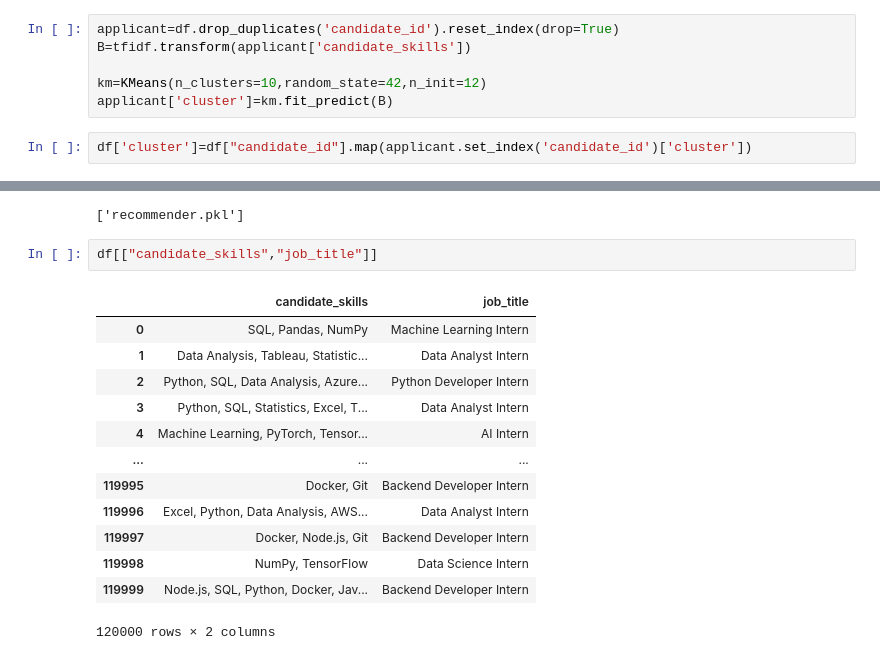
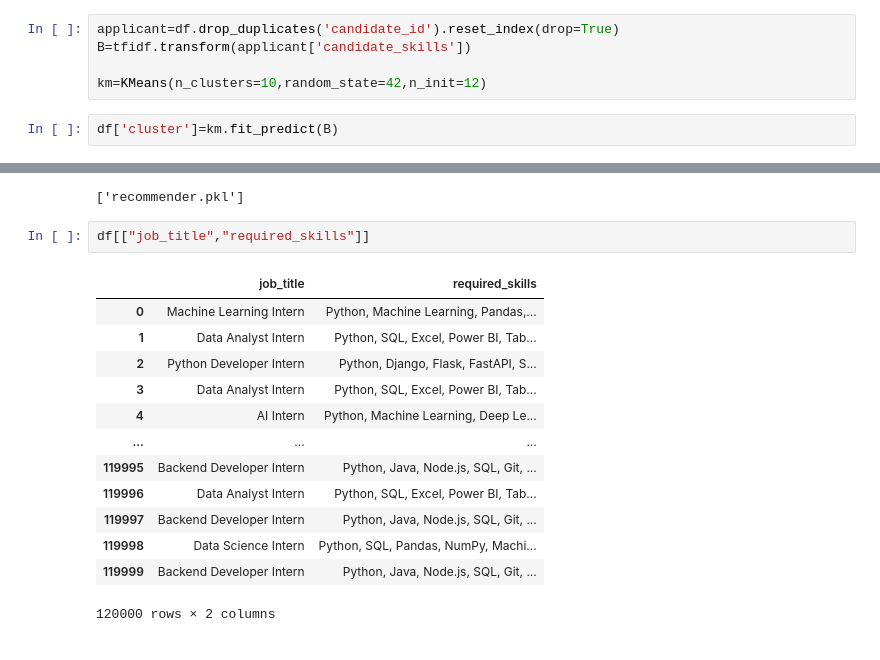
Before and after one commit to ashish-dev-hub/Vertex, a Jupyter notebook: Unsupervised_Learning.ipynb, the cells around one changed output, grey strips where cells are left out. Drawn from its saved outputs; the diff is of its cells as text.

```diff
--- a/Unsupervised_Learning.ipynb
+++ b/Unsupervised_Learning.ipynb
@@ -20,6 +20,5 @@ applicant=df.drop_duplicates('candidate_id').reset_index(drop=True)
 B=tfidf.transform(applicant['candidate_skills'])
 
 km=KMeans(n_clusters=10,random_state=42,n_init=12)
-applicant['cluster']=km.fit_predict(B)
-# %%
-df['cluster']=df["candidate_id"].map(applicant.set_index('candidate_id')['cluster'])
+# %%
+df['cluster']=km.fit_predict(B)
@@ -37,18 +40,18 @@ joblib.dump({'tfidf':tfidf,'km':km,'cluster_roles' :cluster_role,'jobs':jobs,"jo
 # %% [output]
 ['recommender.pkl']
 # %%
-df[["candidate_skills","job_title"]]
+df[["job_title","required_skills"]]
 # %% [output]
-|  | candidate_skills | job_title |
-| 0 | SQL, Pandas, NumPy | Machine Learning Intern |
-| 1 | Data Analysis, Tableau, Statistic... | Data Analyst Intern |
-| 2 | Python, SQL, Data Analysis, Azure... | Python Developer Intern |
-| 3 | Python, SQL, Statistics, Excel, T... | Data Analyst Intern |
-| 4 | Machine Learning, PyTorch, Tensor... | AI Intern |
+|  | job_title | required_skills |
+| 0 | Machine Learning Intern | Python, Machine Learning, Pandas,... |
+| 1 | Data Analyst Intern | Python, SQL, Excel, Power BI, Tab... |
+| 2 | Python Developer Intern | Python, Django, Flask, FastAPI, S... |
+| 3 | Data Analyst Intern | Python, SQL, Excel, Power BI, Tab... |
+| 4 | AI Intern | Python, Machine Learning, Deep Le... |
 | ... | ... | ... |
-| 119995 | Docker, Git | Backend Developer Intern |
-| 119996 | Excel, Python, Data Analysis, AWS... | Data Analyst Intern |
-| 119997 | Docker, Node.js, Git | Backend Developer Intern |
-| 119998 | NumPy, TensorFlow | Data Science Intern |
-| 119999 | Node.js, SQL, Python, Docker, Jav... | Backend Developer Intern |
+| 119995 | Backend Developer Intern | Python, Java, Node.js, SQL, Git, ... |
+| 119996 | Data Analyst Intern | Python, SQL, Excel, Power BI, Tab... |
+| 119997 | Backend Developer Intern | Python, Java, Node.js, SQL, Git, ... |
+| 119998 | Data Science Intern | Python, SQL, Pandas, NumPy, Machi... |
+| 119999 | Backend Developer Intern | Python, Java, Node.js, SQL, Git, ... |
 120000 rows × 2 columns
```
Also changed, not shown: parts of 2 cells of this notebook, 1 other file.
